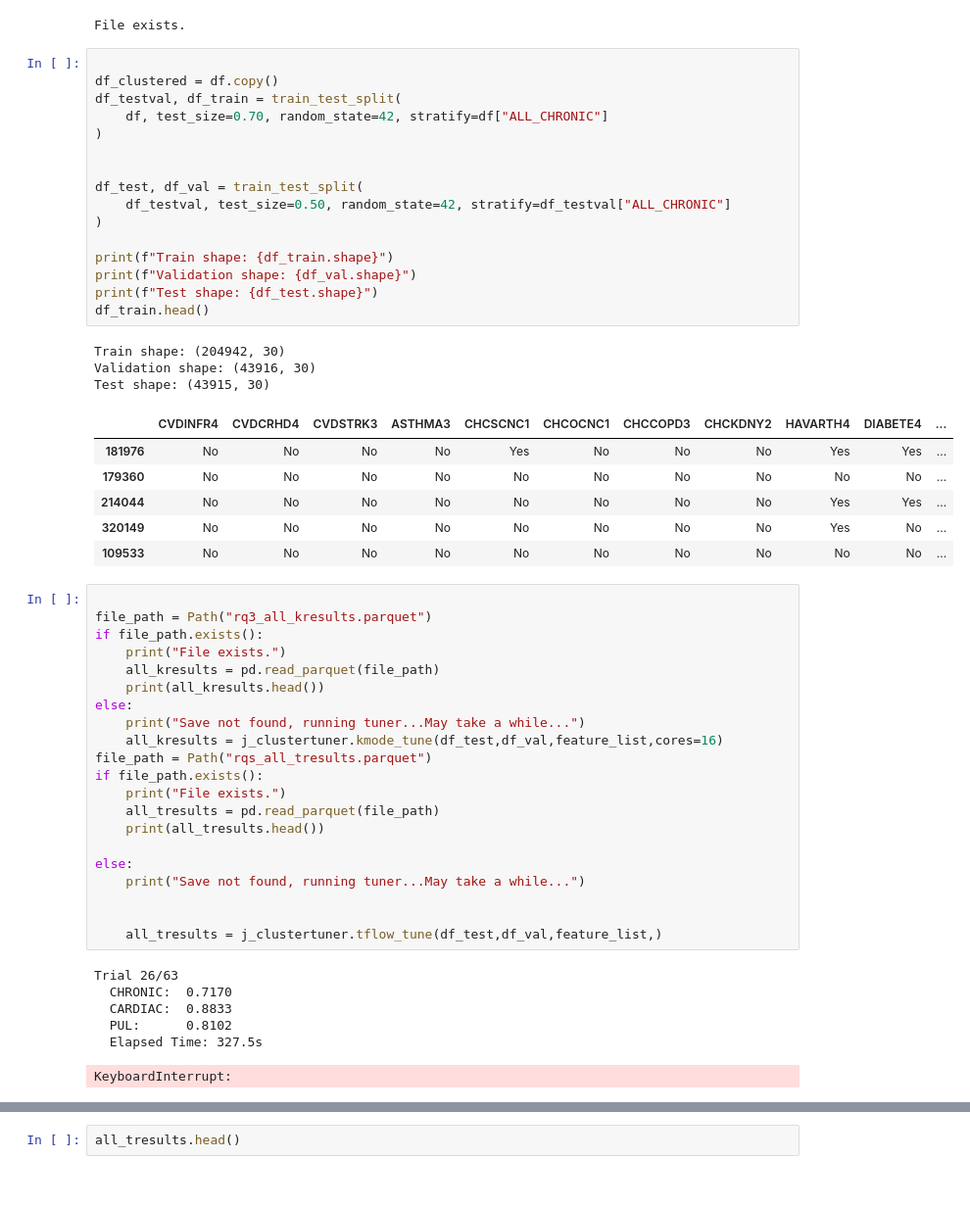
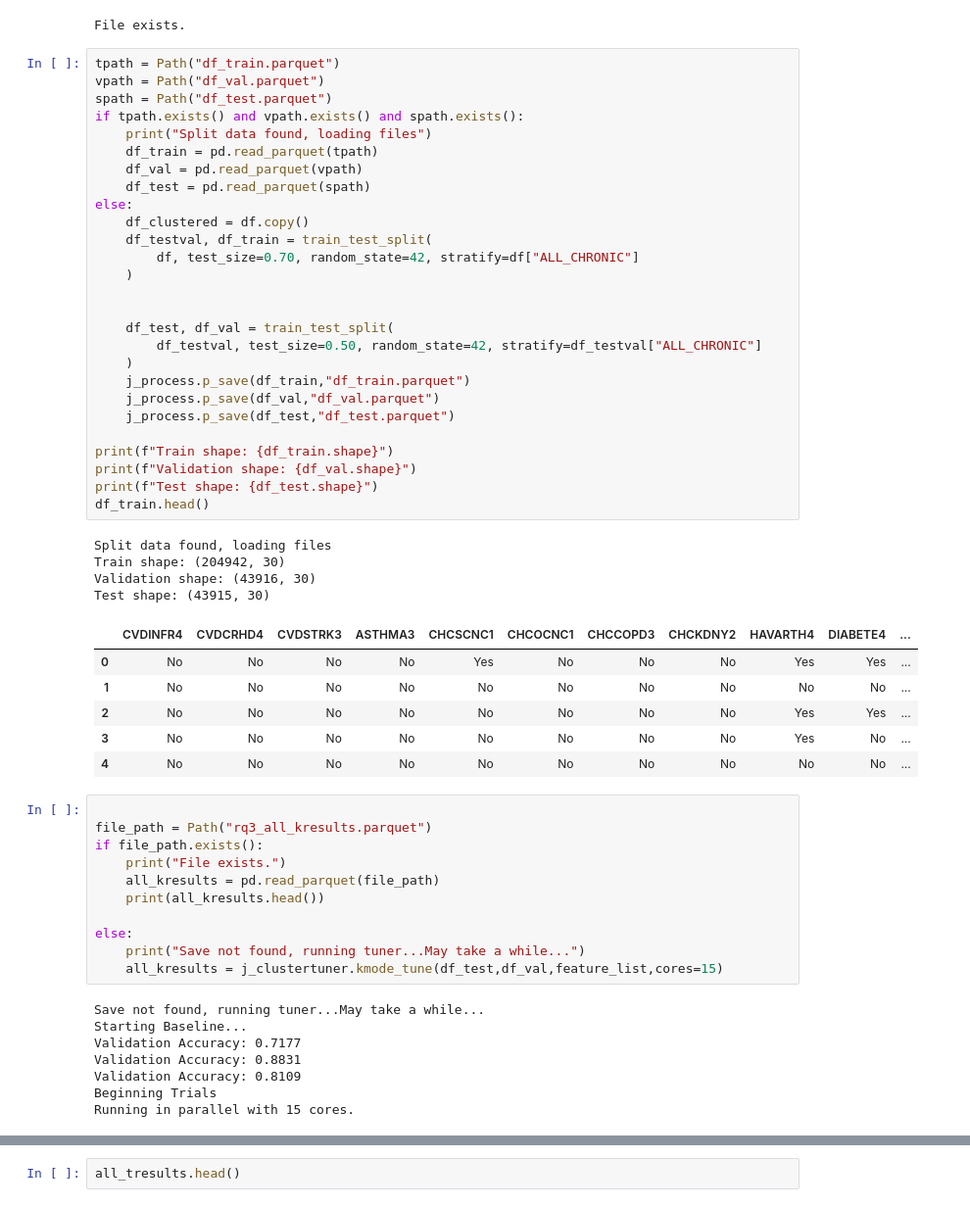
Before and after one commit to sksizer/dat_490, a Jupyter notebook: rq3.ipynb, the cells around one changed output, grey strips where cells are left out. Shown at 98% size. Cells and saved outputs as stored; diff of their text form.

```diff
--- a/rq3.ipynb
+++ b/rq3.ipynb
@@ -468,31 +468,43 @@ else:
 # %% [output]
 File exists.
 # %%
-
-df_clustered = df.copy()
-df_testval, df_train = train_test_split(
-    df, test_size=0.70, random_state=42, stratify=df["ALL_CHRONIC"]
-)
+tpath = Path("df_train.parquet")
+vpath = Path("df_val.parquet")
+spath = Path("df_test.parquet")
+if tpath.exists() and vpath.exists() and spath.exists():
+    print("Split data found, loading files")
+    df_train = pd.read_parquet(tpath)
+    df_val = pd.read_parquet(vpath)
+    df_test = pd.read_parquet(spath)
+else:
+    df_clustered = df.copy()
+    df_testval, df_train = train_test_split(
+        df, test_size=0.70, random_state=42, stratify=df["ALL_CHRONIC"]
+    )
 
 
-df_test, df_val = train_test_split(
-    df_testval, test_size=0.50, random_state=42, stratify=df_testval["ALL_CHRONIC"]
-)
+    df_test, df_val = train_test_split(
+        df_testval, test_size=0.50, random_state=42, stratify=df_testval["ALL_CHRONIC"]
+    )
+    j_process.p_save(df_train,"df_train.parquet")
+    j_process.p_save(df_val,"df_val.parquet")
+    j_process.p_save(df_test,"df_test.parquet")
 
 print(f"Train shape: {df_train.shape}")
 print(f"Validation shape: {df_val.shape}")
 print(f"Test shape: {df_test.shape}")
 df_train.head()
 # %% [output]
+Split data found, loading files
 Train shape: (204942, 30)
 Validation shape: (43916, 30)
 Test shape: (43915, 30)
 |  | CVDINFR4 | CVDCRHD4 | CVDSTRK3 | ASTHMA3 | CHCSCNC1 | CHCOCNC1 | CHCCOPD3 | CHCKDNY2 | HAVARTH4 | DIABETE4 | ... |
-| 181976 | No | No | No | No | Yes | No | No | No | Yes | Yes | ... |
-| 179360 | No | No | No | No | No | No | No | No | No | No | ... |
-| 214044 | No | No | No | No | No | No | No | No | Yes | Yes | ... |
-| 320149 | No | No | No | No | No | No | No | No | Yes | No | ... |
-| 109533 | No | No | No | No | No | No | No | No | No | No | ... |
+| 0 | No | No | No | No | Yes | No | No | No | Yes | Yes | ... |
+| 1 | No | No | No | No | No | No | No | No | No | No | ... |
+| 2 | No | No | No | No | No | No | No | No | Yes | Yes | ... |
+| 3 | No | No | No | No | No | No | No | No | Yes | No | ... |
+| 4 | No | No | No | No | No | No | No | No | No | No | ... |
 # %%
 
 file_path = Path("rq3_all_kresults.parquet")
@@ -500,24 +512,15 @@ if file_path.exists():
     print("File exists.")
     all_kresults = pd.read_parquet(file_path)
     print(all_kresults.head())
-else:
-    print("Save not found, running tuner...May take a while...")
-    all_kresults = j_clustertuner.kmode_tune(df_test,df_val,feature_list,cores=16)
-file_path = Path("rqs_all_tresults.parquet")
-if file_path.exists():
-    print("File exists.")
-    all_tresults = pd.read_parquet(file_path)
-    print(all_tresults.head())
 
 else:
     print("Save not found, running tuner...May take a while...")
-
-
-    all_tresults = j_clustertuner.tflow_tune(df_test,df_val,feature_list,)
+    all_kresults = j_clustertuner.kmode_tune(df_test,df_val,feature_list,cores=15)
 # %% [output]
-Trial 26/63
-  CHRONIC:  0.7170
-  CARDIAC:  0.8833
-  PUL:      0.8102
-  Elapsed Time: 327.5s
+Save not found, running tuner...May take a while...
+Starting Baseline...
+Validation Accuracy: 0.7177
+Validation Accuracy: 0.8831
+Validation Accuracy: 0.8109
+Beginning Trials
+Running in parallel with 15 cores.
-KeyboardInterrupt:
```
Also changed, not shown: parts of 5 cells of this notebook, 4 other files.
